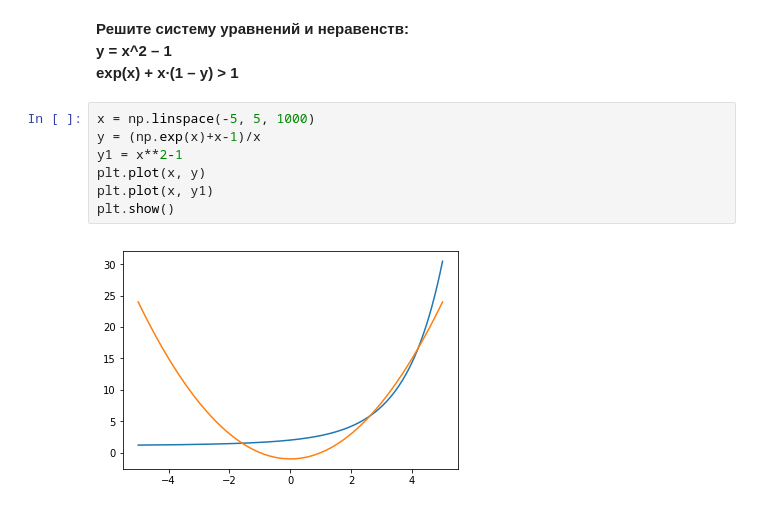
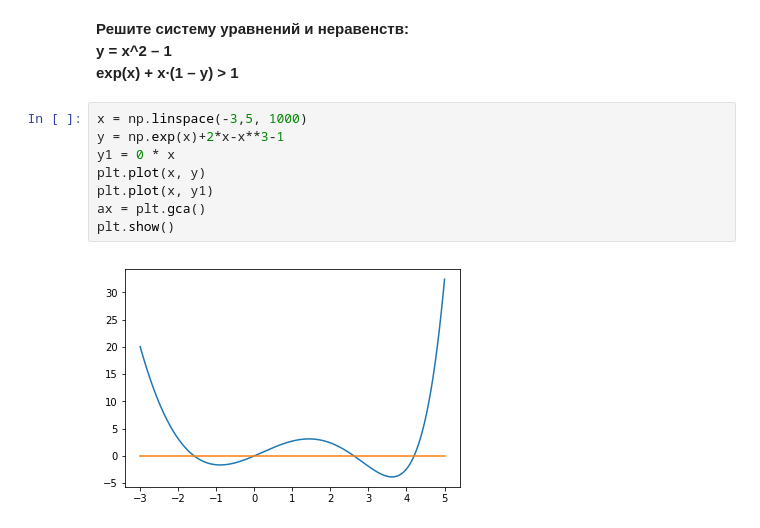
Before and after one commit to iumarchenko/math1, a Jupyter notebook: ДЗ3.ipynb, the cells around one changed output. Saved outputs shown, nothing was run; the diff lists cells and outputs as text.

```diff
--- a/ДЗ3.ipynb
+++ b/ДЗ3.ipynb
@@ -288,11 +288,12 @@ plt.show()
 **y = x^2 – 1 <br>**
 **exp(x) + x∙(1 – y) > 1 <br>**
 # %%
-x = np.linspace(-5, 5, 1000)
-y = (np.exp(x)+x-1)/x
-y1 = x**2-1
+x = np.linspace(-3,5, 1000)
+y = np.exp(x)+2*x-x**3-1
+y1 = 0 * x
 plt.plot(x, y)
 plt.plot(x, y1)
+ax = plt.gca()
 plt.show()
 # %% [output]
-[figure, old version]
+[figure, new version]
```
Also changed, not shown: parts of 11 cells of this notebook.
